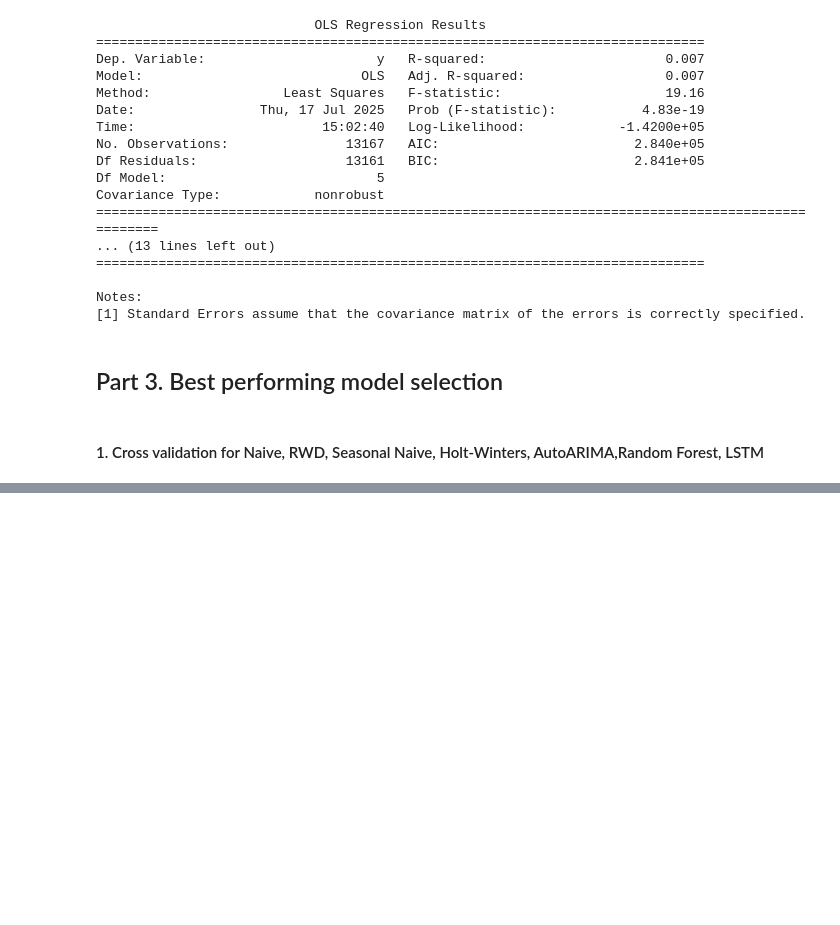
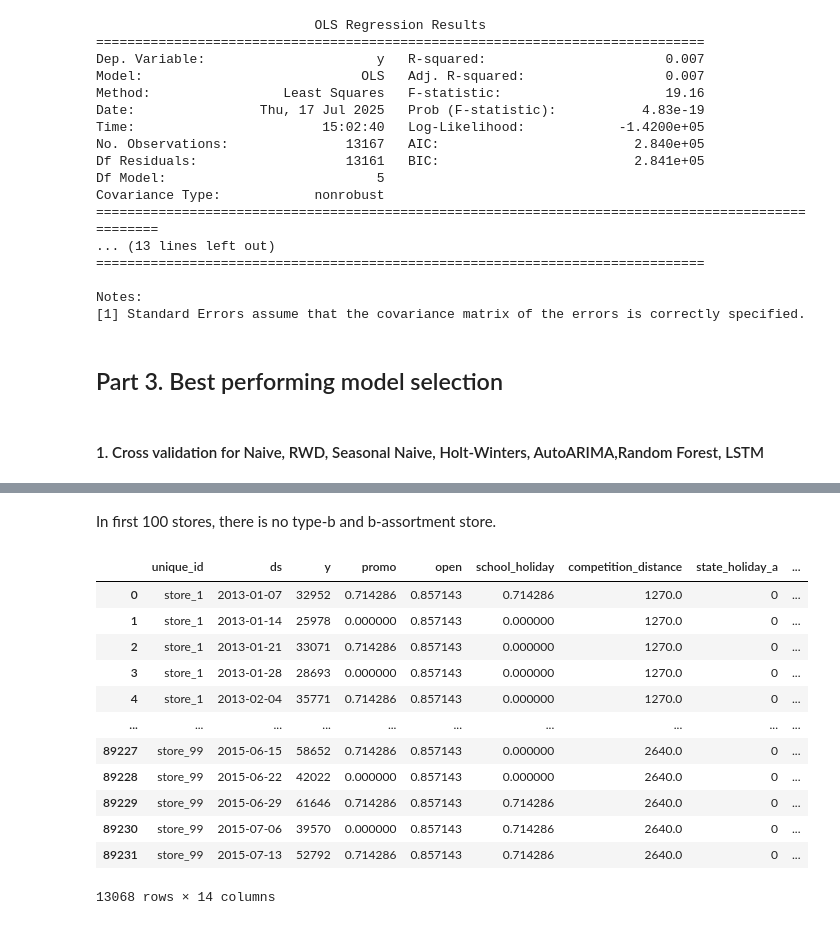
Before and after one commit to YL-6/BF-final, a Jupyter notebook: Yue-2.ipynb, the cells around one changed output, grey strips where cells are left out. Cells and saved outputs as stored; diff of their text form; code cells hidden in the pictures; blank space fills up the shorter version.

```diff
--- a/Yue-2.ipynb
+++ b/Yue-2.ipynb
@@ -494,6 +502,8 @@ Notes:
 # %%
 # Add is_closed_week, if the store is closed for the whole week（== 1）, the y will be 0 in the forecasting
 weekly_data['is_closed_week'] = (weekly_data['open'] == 0).astype(int)
+weekly_future['is_closed_week'] = (weekly_future['open'] == 0).astype(int)
+
 print(weekly_data.head())
 # %% [output]
   unique_id         ds      y     promo      open  school_holiday store_type  \
@@ -1561,0 +717,27 @@ Exception: no model able to be fitted
+# %% [markdown]
+In first 100 stores, there is no type-b and b-assortment store.
+# %%
+categorical_cols = ['store_type', 'assortment']
+weekly_data_encoded = pd.get_dummies(weekly_data, columns=categorical_cols, drop_first=True)
+bool_cols = weekly_data_encoded.select_dtypes(include=['bool']).columns
+weekly_data_encoded[bool_cols] = weekly_data_encoded[bool_cols].astype(float)
+
+weekly_future_encoded = pd.get_dummies(weekly_future, columns=categorical_cols, drop_first=True)
+bool_cols = weekly_future_encoded.select_dtypes(include=['bool']).columns
+weekly_future_encoded[bool_cols] = weekly_future_encoded[bool_cols].astype(float)
+
+weekly_data_encoded
+# %% [output]
+|  | unique_id | ds | y | promo | open | school_holiday | competition_distance | state_holiday_a | ... |
+| 0 | store_1 | 2013-01-07 | 32952 | 0.714286 | 0.857143 | 0.714286 | 1270.0 | 0 | ... |
+| 1 | store_1 | 2013-01-14 | 25978 | 0.000000 | 0.857143 | 0.000000 | 1270.0 | 0 | ... |
+| 2 | store_1 | 2013-01-21 | 33071 | 0.714286 | 0.857143 | 0.000000 | 1270.0 | 0 | ... |
+| 3 | store_1 | 2013-01-28 | 28693 | 0.000000 | 0.857143 | 0.000000 | 1270.0 | 0 | ... |
+| 4 | store_1 | 2013-02-04 | 35771 | 0.714286 | 0.857143 | 0.000000 | 1270.0 | 0 | ... |
+| ... | ... | ... | ... | ... | ... | ... | ... | ... | ... |
+| 89227 | store_99 | 2015-06-15 | 58652 | 0.714286 | 0.857143 | 0.000000 | 2640.0 | 0 | ... |
+| 89228 | store_99 | 2015-06-22 | 42022 | 0.000000 | 0.857143 | 0.000000 | 2640.0 | 0 | ... |
+| 89229 | store_99 | 2015-06-29 | 61646 | 0.714286 | 0.857143 | 0.714286 | 2640.0 | 0 | ... |
+| 89230 | store_99 | 2015-07-06 | 39570 | 0.000000 | 0.857143 | 0.714286 | 2640.0 | 0 | ... |
+| 89231 | store_99 | 2015-07-13 | 52792 | 0.714286 | 0.857143 | 0.714286 | 2640.0 | 0 | ... |
+13068 rows × 14 columns
```
Also changed, not shown: parts of 31 cells of this notebook, 1 other file.
